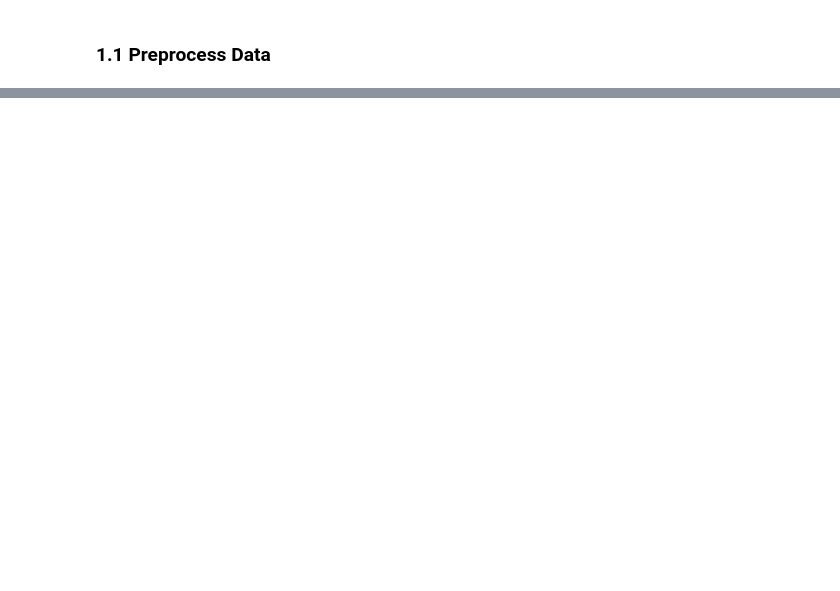
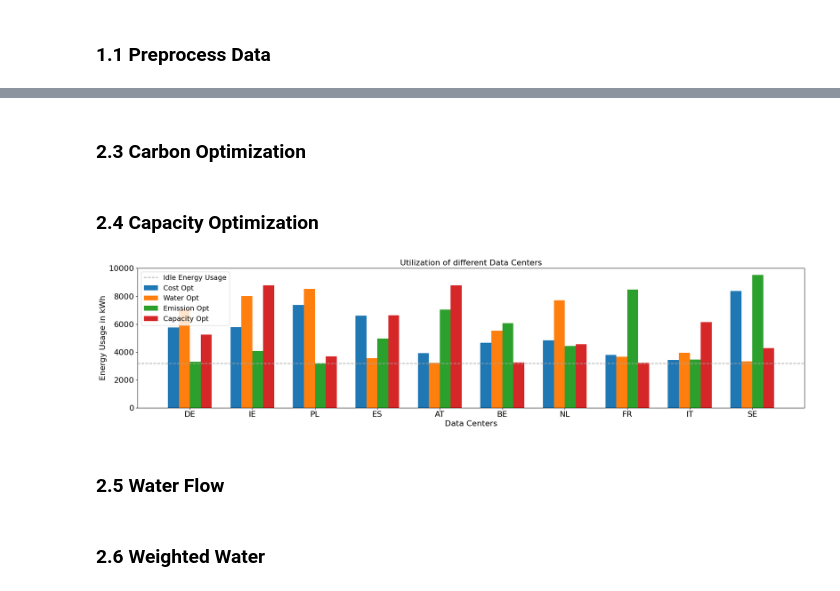
Before and after one commit to jonasschiller/IntensityLib, a Jupyter notebook: usecase_europe.ipynb, the cells around one changed output, grey strips where cells are left out. Cells and saved outputs as stored; diff of their text form; code cells hidden in the pictures; blank space fills up the shorter version.

Commit message:
Updated Energy Consumption

```diff
--- a/usecase_europe.ipynb
+++ b/usecase_europe.ipynb
@@ -422,0 +129,2 @@ Equitable
+# %%
+optimal_cost_1,energy_usage_1=solve.offline_solver_gurobi(price_all_loc,  water_flow_all_loc,carbon_flow_all_loc, workload_trace,timesteps,l_0=1,l_1=0,l_2=0,max_cap=0.67)
@@ -422,0 +133,46 @@ Equitable
+# %%
+optimal_cost_2,energy_usage_2=solve.offline_solver_gurobi(price_all_loc,  water_all_loc,carbon_all_loc, workload_trace,timesteps,l_0=0,l_1=1,l_2=0,max_cap=0.67)
+# %% [markdown]
+### 2.3 Carbon Optimization
+# %%
+optimal_cost_3,energy_usage_3=solve.offline_solver_gurobi(price_all_loc,  water_all_loc,carbon_all_loc, workload_trace,timesteps,l_0=0,l_1=0,l_2=1,max_cap=0.67)
+# %% [markdown]
+### 2.4 Capacity Optimization
+# %%
+optimal_cost_4,energy_usage_4=solve.offline_solver_gurobi_capa(price_all_loc,water_all_loc,carbon_all_loc,capacity_all_loc,workload_trace,timesteps,l_0=0,l_1=0,l_2=0,l_3=1,max_cap=0.67)
+# %%
+# Print a bar diagram for each entry in energy_usage and energy_usage_flow that compares the energy usage of the two solutions
+labels = country_list
+energy_usage_sum_1 = [np.sum(energy_usage_1[i]) for i in range(10)]
+energy_usage_sum_2 = [np.sum(energy_usage_2[i]) for i in range(10)]
+energy_usage_sum_3 = [np.sum(energy_usage_3[i]) for i in range(10)]
+energy_usage_sum_4 = [np.sum(energy_usage_4[i]) for i in range(10)]
+
+
+x = np.arange(len(labels))  # the label locations
+width = 0.35  # the width of the bars
+
+
+fig, ax = plt.subplots(figsize=(7, 2))
+rects1 = ax.bar(x - 3*width/4, energy_usage_sum_1, width/2, label='Cost Opt')
+rects2 = ax.bar(x - width/4, energy_usage_sum_2, width/2, label='Water Opt')
+rects3 = ax.bar(x + width/4, energy_usage_sum_3, width/2, label='Emission Opt')
+rects4 = ax.bar(x + 3*width/4, energy_usage_sum_4,width/2,label="Capacity Opt")
+#Plot a line at idle energy usage at 0.33*1.1*8760
+ax.axhline(y=0.33*1.1*8760, color='darkgrey', linestyle='--',label='Idle Energy Usage')
+# Add some text for labels, title and custom x-axis tick labels, etc.
+ax.set_xlabel('Data Centers',size=16)
+ax.set_ylabel('Energy Usage in kWh',size=16)
+ax.set_title('Utilization of different Data Centers',size=16)
+ax.set_xticks(x)
+ax.set_xticklabels(labels,size=16)
+ax.legend(fontsize=14)
+#set font size of y labels
+ax.tick_params(axis='y', labelsize=16)
+fig.tight_layout()
+plt.savefig("energy_usage_comparison.png")
+plt.show()
+# %% [output]
+[figure, added]
+# %% [markdown]
+### 2.5 Water Flow
@@ -422,0 +181,2 @@ Equitable
+# %% [markdown]
+### 2.6 Weighted Water
```
Also changed, not shown: parts of 59 cells of this notebook, 17 other files.
